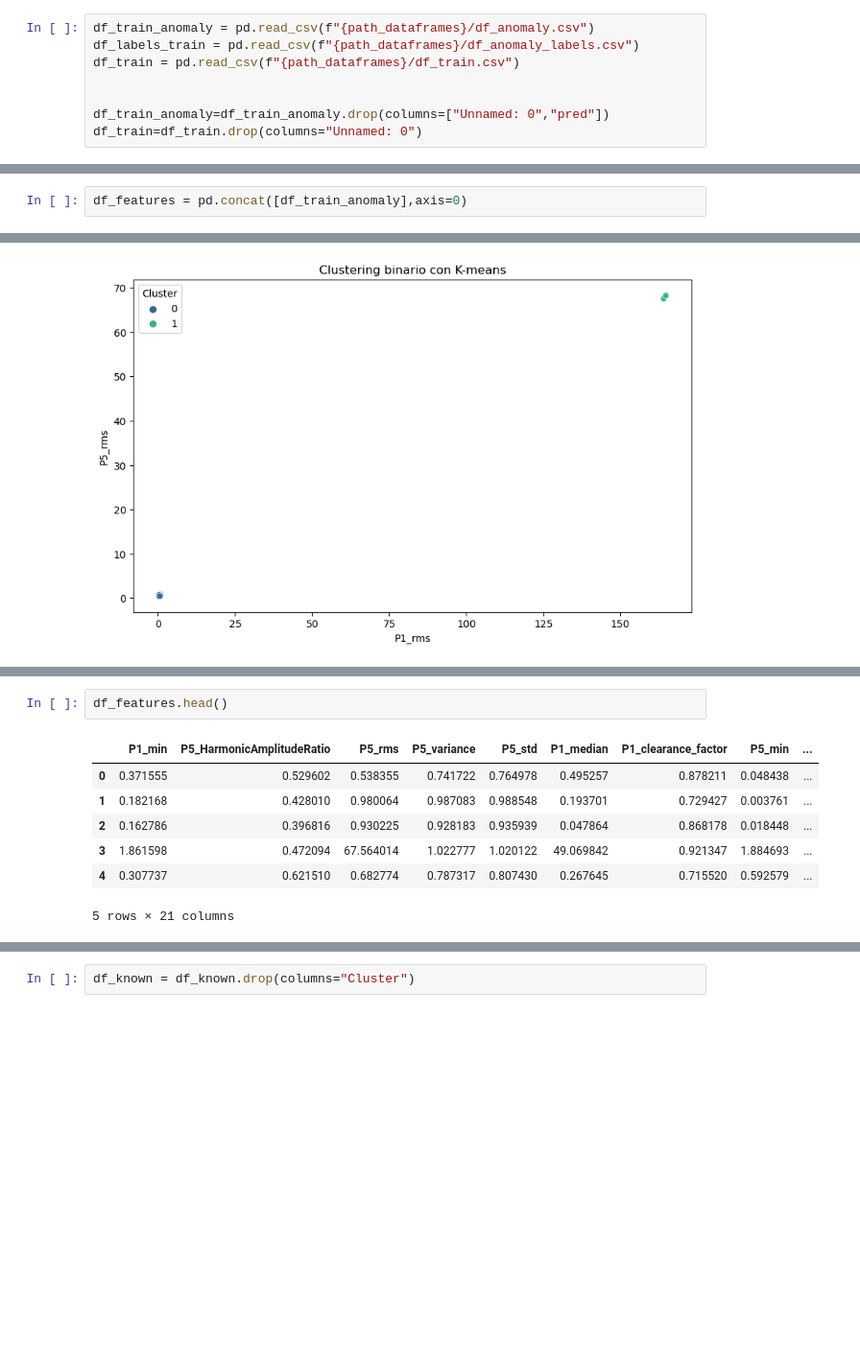
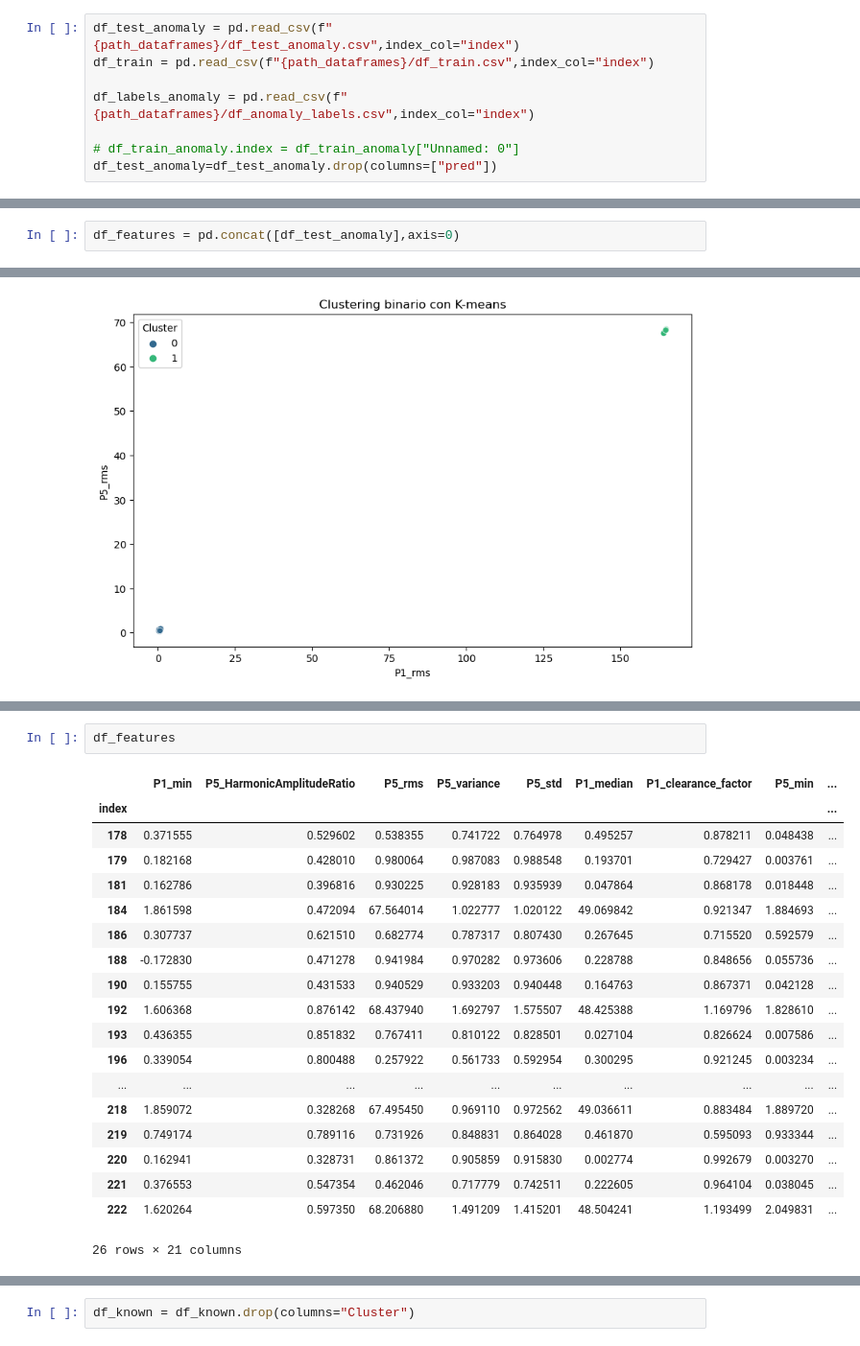
Before and after one commit to alexxdediu/Data-Challenge-PHM-Asia-Pacific-2023, a Jupyter notebook: models/model_task_2.ipynb, the cells around one changed output, grey strips where cells are left out. Shown: that part at 96% size. Cells and saved outputs as stored; diff of their text form; blank space fills up the shorter version.

Commit message:
add task4, fix index of dataframes

```diff
--- a/models/model_task_2.ipynb
+++ b/models/model_task_2.ipynb
@@ -37,10 +37,10 @@ from sklearn.model_selection import cross_val_score
 # %%
 path_dataframes="/Users/alexdediu/git-projects/Data-Challenge-PHM-Asia-Pacific-2023/dataframes"
 # %%
-df_train_anomaly = pd.read_csv(f"{path_dataframes}/df_anomaly.csv")
-df_labels_train = pd.read_csv(f"{path_dataframes}/df_anomaly_labels.csv")
-df_train = pd.read_csv(f"{path_dataframes}/df_train.csv")
+df_test_anomaly = pd.read_csv(f"{path_dataframes}/df_test_anomaly.csv",index_col="index")
+df_train = pd.read_csv(f"{path_dataframes}/df_train.csv",index_col="index")
 
+df_labels_anomaly = pd.read_csv(f"{path_dataframes}/df_anomaly_labels.csv",index_col="index")
 
-df_train_anomaly=df_train_anomaly.drop(columns=["Unnamed: 0","pred"])
-df_train=df_train.drop(columns="Unnamed: 0")
+# df_train_anomaly.index = df_train_anomaly["Unnamed: 0"]
+df_test_anomaly=df_test_anomaly.drop(columns=["pred"])
@@ -81,2 +106,2 @@ df_train
 # %%
-df_features = pd.concat([df_train_anomaly],axis=0)
+df_features = pd.concat([df_test_anomaly],axis=0)
@@ -108,10 +174,22 @@ Coefficiente di silhouette: 0.9938275543058328
 # %%
-df_features.head()
+df_features
 # %% [output]
 |  | P1_min | P5_HarmonicAmplitudeRatio | P5_rms | P5_variance | P5_std | P1_median | P1_clearance_factor | P5_min | ... |
-| 0 | 0.371555 | 0.529602 | 0.538355 | 0.741722 | 0.764978 | 0.495257 | 0.878211 | 0.048438 | ... |
-| 1 | 0.182168 | 0.428010 | 0.980064 | 0.987083 | 0.988548 | 0.193701 | 0.729427 | 0.003761 | ... |
-| 2 | 0.162786 | 0.396816 | 0.930225 | 0.928183 | 0.935939 | 0.047864 | 0.868178 | 0.018448 | ... |
-| 3 | 1.861598 | 0.472094 | 67.564014 | 1.022777 | 1.020122 | 49.069842 | 0.921347 | 1.884693 | ... |
-| 4 | 0.307737 | 0.621510 | 0.682774 | 0.787317 | 0.807430 | 0.267645 | 0.715520 | 0.592579 | ... |
+| index |  |  |  |  |  |  |  |  | ... |
+| 178 | 0.371555 | 0.529602 | 0.538355 | 0.741722 | 0.764978 | 0.495257 | 0.878211 | 0.048438 | ... |
+| 179 | 0.182168 | 0.428010 | 0.980064 | 0.987083 | 0.988548 | 0.193701 | 0.729427 | 0.003761 | ... |
+| 181 | 0.162786 | 0.396816 | 0.930225 | 0.928183 | 0.935939 | 0.047864 | 0.868178 | 0.018448 | ... |
+| 184 | 1.861598 | 0.472094 | 67.564014 | 1.022777 | 1.020122 | 49.069842 | 0.921347 | 1.884693 | ... |
+| 186 | 0.307737 | 0.621510 | 0.682774 | 0.787317 | 0.807430 | 0.267645 | 0.715520 | 0.592579 | ... |
+| 188 | -0.172830 | 0.471278 | 0.941984 | 0.970282 | 0.973606 | 0.228788 | 0.848656 | 0.055736 | ... |
+| 190 | 0.155755 | 0.431533 | 0.940529 | 0.933203 | 0.940448 | 0.164763 | 0.867371 | 0.042128 | ... |
+| 192 | 1.606368 | 0.876142 | 68.437940 | 1.692797 | 1.575507 | 48.425388 | 1.169796 | 1.828610 | ... |
+| 193 | 0.436355 | 0.851832 | 0.767411 | 0.810122 | 0.828501 | 0.027104 | 0.826624 | 0.007586 | ... |
+| 196 | 0.339054 | 0.800488 | 0.257922 | 0.561733 | 0.592954 | 0.300295 | 0.921245 | 0.003234 | ... |
+| ... | ... | ... | ... | ... | ... | ... | ... | ... | ... |
+| 218 | 1.859072 | 0.328268 | 67.495450 | 0.969110 | 0.972562 | 49.036611 | 0.883484 | 1.889720 | ... |
+| 219 | 0.749174 | 0.789116 | 0.731926 | 0.848831 | 0.864028 | 0.461870 | 0.595093 | 0.933344 | ... |
+| 220 | 0.162941 | 0.328731 | 0.861372 | 0.905859 | 0.915830 | 0.002774 | 0.992679 | 0.003270 | ... |
+| 221 | 0.376553 | 0.547354 | 0.462046 | 0.717779 | 0.742511 | 0.222605 | 0.964104 | 0.038045 | ... |
+| 222 | 1.620264 | 0.597350 | 68.206880 | 1.491209 | 1.415201 | 48.504241 | 1.193499 | 2.049831 | ... |
-5 rows × 21 columns
+26 rows × 21 columns
```
Also changed, not shown: parts of 25 cells of this notebook, 14 other files.
